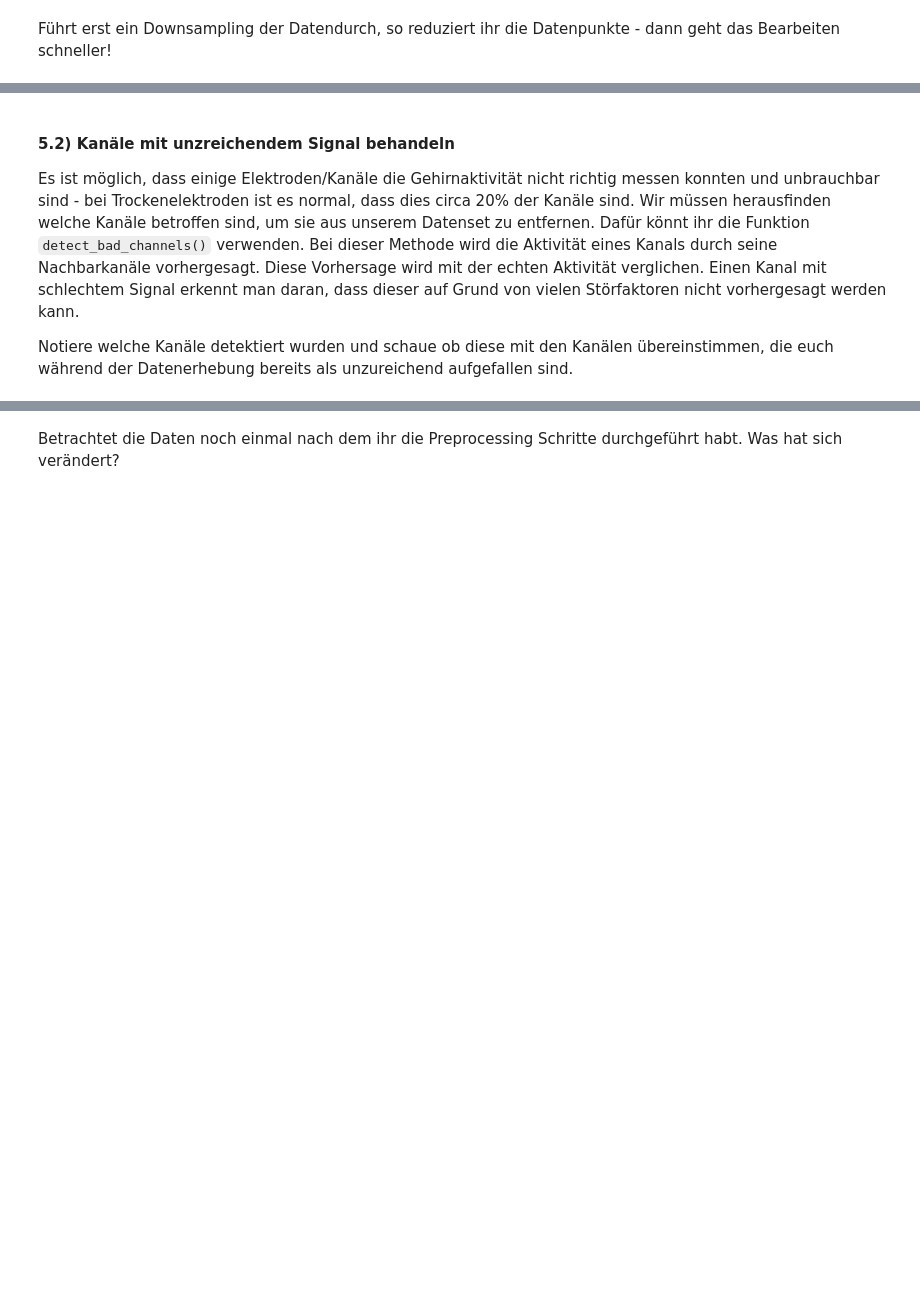
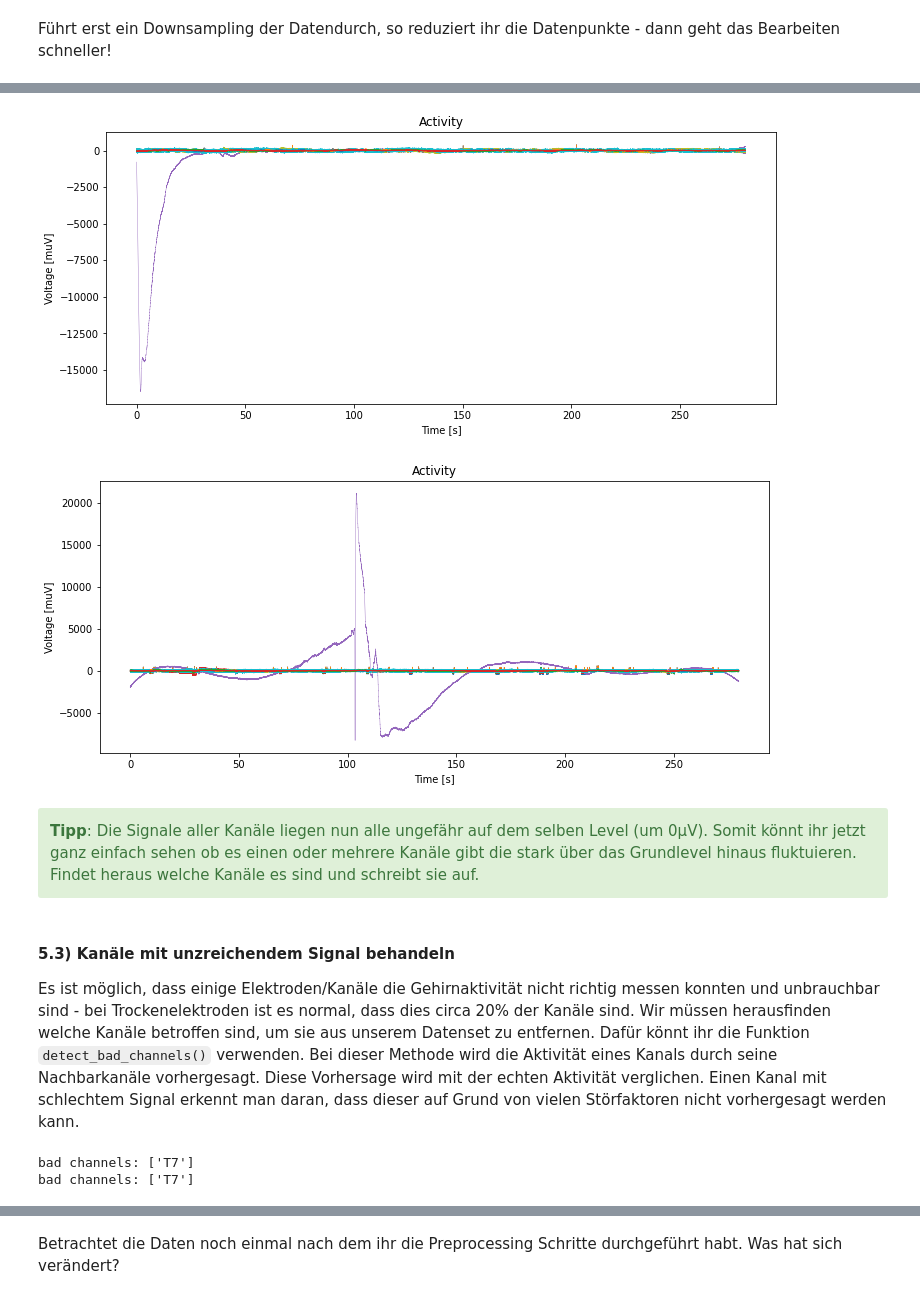
Before and after one commit to rosagross/ExperiWattMPI, a Jupyter notebook: Labbook ExperiWatt .ipynb, the cells around one changed output, grey strips where cells are left out. Cells and saved outputs as stored; diff of their text form; code cells hidden in the pictures; blank space fills up the shorter version.

```diff
--- a/Labbook ExperiWatt .ipynb
+++ b/Labbook ExperiWatt .ipynb
@@ -148,6 +183,15 @@ raw_passive, raw_active = split_dataset(raw)
+# %%
+# Schaue dir an wie die Daten nach dem Verschieben der Baseline aussehen
+plot_signal(raw_passive, electrodes=range(24))
+plot_signal(raw_active, electrodes=range(24))
+# %% [output]
+[figure, added]
+[figure, added]
+# %% [markdown]
+<div class='alert alert-success'>
+    <b>Tipp</b>: Die Signale aller Kanäle liegen nun alle ungefähr auf dem selben Level (um 0µV). Somit könnt ihr jetzt ganz einfach sehen ob es einen oder mehrere Kanäle gibt die stark über das Grundlevel hinaus fluktuieren. Findet heraus welche Kanäle es sind und schreibt sie auf.
+</div>
 # %% [markdown]
-#### 5.2) Kanäle mit unzreichendem Signal behandeln
+#### 5.3) Kanäle mit unzreichendem Signal behandeln
 
 Es ist möglich, dass einige Elektroden/Kanäle die Gehirnaktivität nicht richtig messen konnten und unbrauchbar sind - bei Trockenelektroden ist es normal, dass dies circa 20% der Kanäle sind. Wir müssen herausfinden welche Kanäle betroffen sind, um sie aus unserem Datenset zu entfernen. Dafür könnt ihr die Funktion `detect_bad_channels()` verwenden. Bei dieser Methode wird die Aktivität eines Kanals durch seine Nachbarkanäle vorhergesagt. Diese Vorhersage wird mit der echten Aktivität verglichen. Einen Kanal mit schlechtem Signal erkennt man daran, dass dieser auf Grund von vielen Störfaktoren nicht vorhergesagt werden kann.
-
-Notiere welche Kanäle detektiert wurden und schaue ob diese mit den Kanälen übereinstimmen, die euch während der Datenerhebung bereits als unzureichend aufgefallen sind.
@@ -162,0 +198,6 @@ raw_active_cleaned = remove_bad_channels(bads_active, raw_active)
+# %%
+detect_bad_channels(raw_passive)
+detect_bad_channels(raw_active)
+# %% [output]
+bad channels: ['T7']
+bad channels: ['T7']
```
Also changed, not shown: parts of 77 cells of this notebook, 5 other files.
